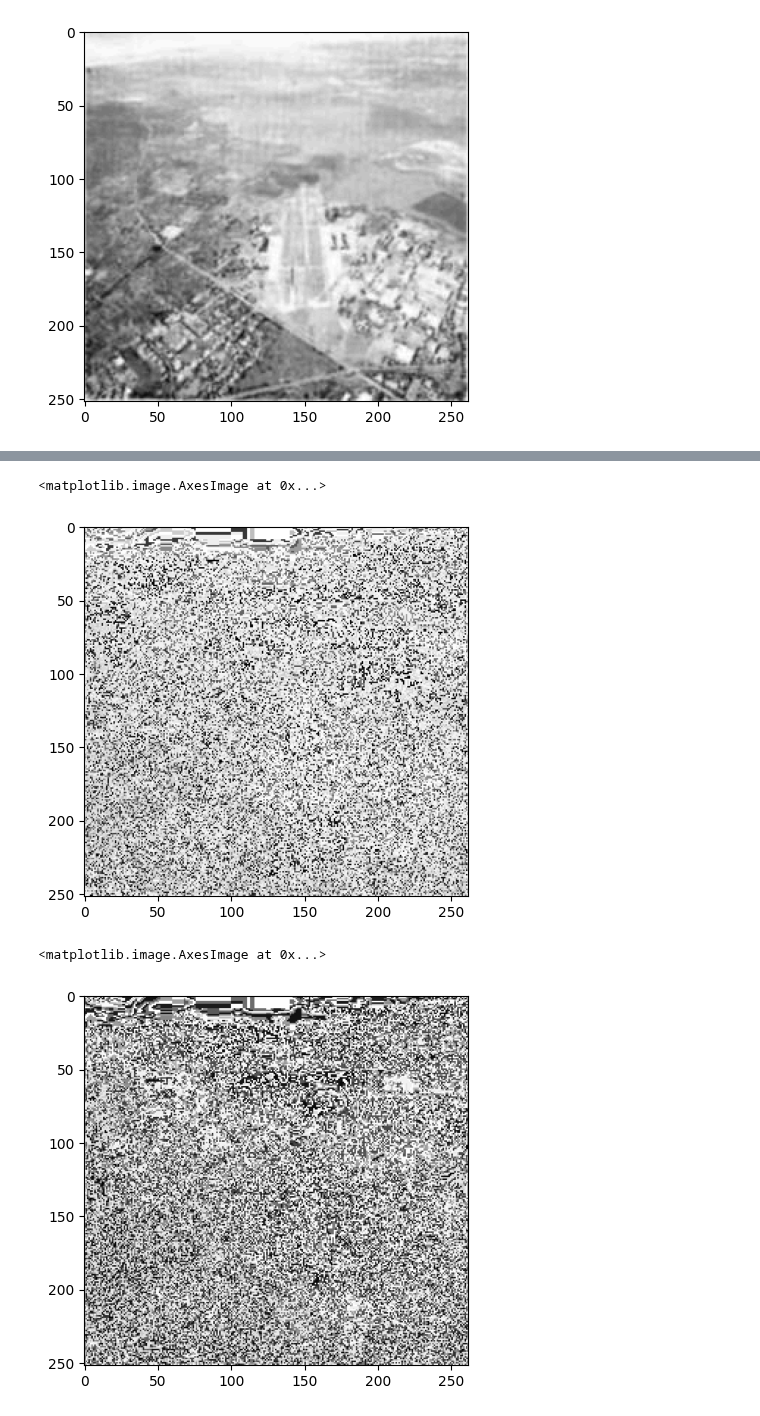
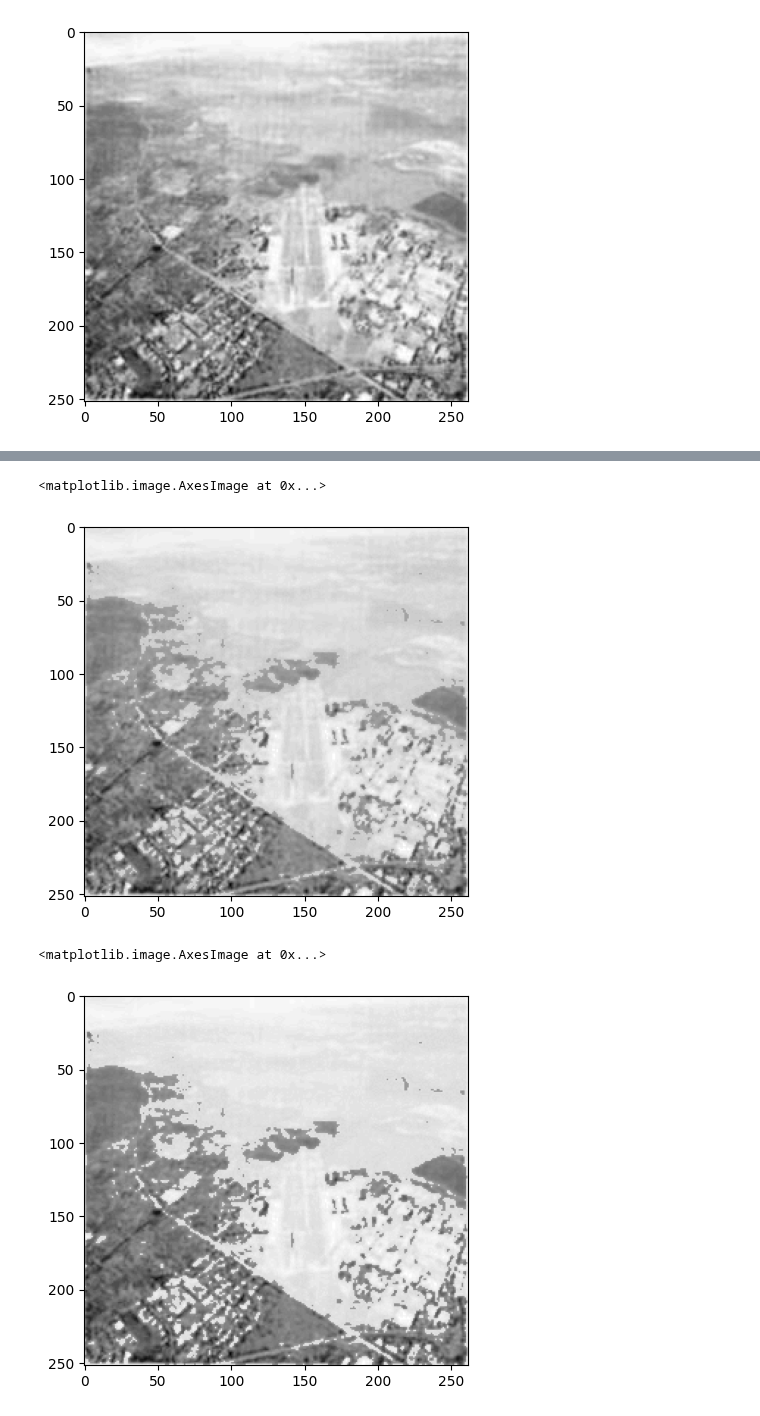
Before and after one commit to olesuv/homeworks-labs, a Jupyter notebook: digital-image-processing/lab-2.ipynb, the cells around one changed output, grey strips where cells are left out. Drawn from its saved outputs; the diff is of its cells as text; code cells hidden in the pictures.

```diff
--- a/digital-image-processing/lab-2.ipynb
+++ b/digital-image-processing/lab-2.ipynb
@@ -45,16 +45,16 @@ plt.imshow(eps_image, cmap='gray')
 # %%
-eps_image = log_image - 1 * (img + e) ** 4
+eps_image = log_image - 1 * (img + e) ** 0.4
 eps_image = np.array(eps_image, dtype=np.uint8)
 
 plt.imshow(eps_image, cmap='gray')
 # %% [output]
 <matplotlib.image.AxesImage at 0x...>
-[figure, old version]
+[figure, new version]
 # %%
-eps_image = log_image - 1 * (img + e) ** 5
+eps_image = log_image - 1 * (img + e) ** 0.5
 eps_image = np.array(eps_image, dtype=np.uint8)
 
 plt.imshow(eps_image, cmap='gray')
 # %% [output]
 <matplotlib.image.AxesImage at 0x...>
-[figure, old version]
+[figure, new version]
```
Also changed, not shown: parts of 1 cell of this notebook.
